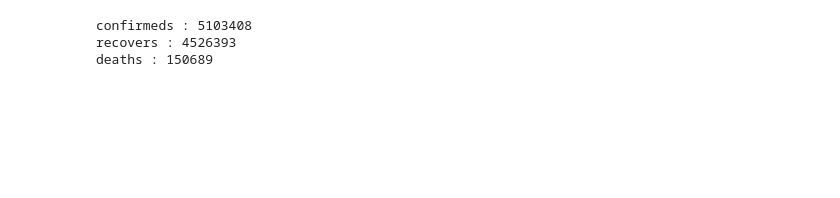
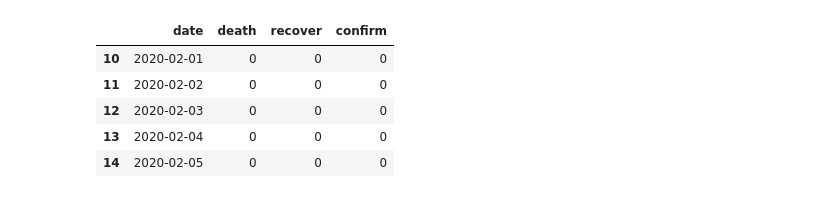
Before and after one commit to arkaisho/DataScience, a Jupyter notebook: 2fp/Covid.ipynb, the cells around one changed output. Drawn from its saved outputs; the diff is of its cells as text; code cells hidden in the pictures; blank space fills up the shorter version.

```diff
--- a/2fp/Covid.ipynb
+++ b/2fp/Covid.ipynb
@@ -47,16 +56,16 @@ confirmeds.plot(x='date')
-# %%
-print('confirmeds :',confirmeds.confirmed.sum())
-print('recovers :',recovers.recover.sum())
-print('deaths :',deaths.death.sum())
-# %% [output]
-confirmeds : 5103408
-recovers : 4526393
-deaths : 150689
 # %%
 data = pd.concat([deaths,recovers,confirmeds],axis=1)
 data.columns = ['date', 'death', 'duplicated', 'recover', 'duplicated', 'confirm']
 data = data.drop('duplicated',axis=1)
 data = data.loc[data.date>='2020/02']
+data.head()
+# %% [output]
+|  | date | death | recover | confirm |
+| 10 | 2020-02-01 | 0 | 0 | 0 |
+| 11 | 2020-02-02 | 0 | 0 | 0 |
+| 12 | 2020-02-03 | 0 | 0 | 0 |
+| 13 | 2020-02-04 | 0 | 0 | 0 |
+| 14 | 2020-02-05 | 0 | 0 | 0 |
 # %%
 fig = px.bar(data,x='date',y=['death','confirm','recover'],
              color_discrete_sequence=['Crimson','Aqua','Lime'])
```
Also changed, not shown: parts of 4 cells of this notebook, 3 other files.
